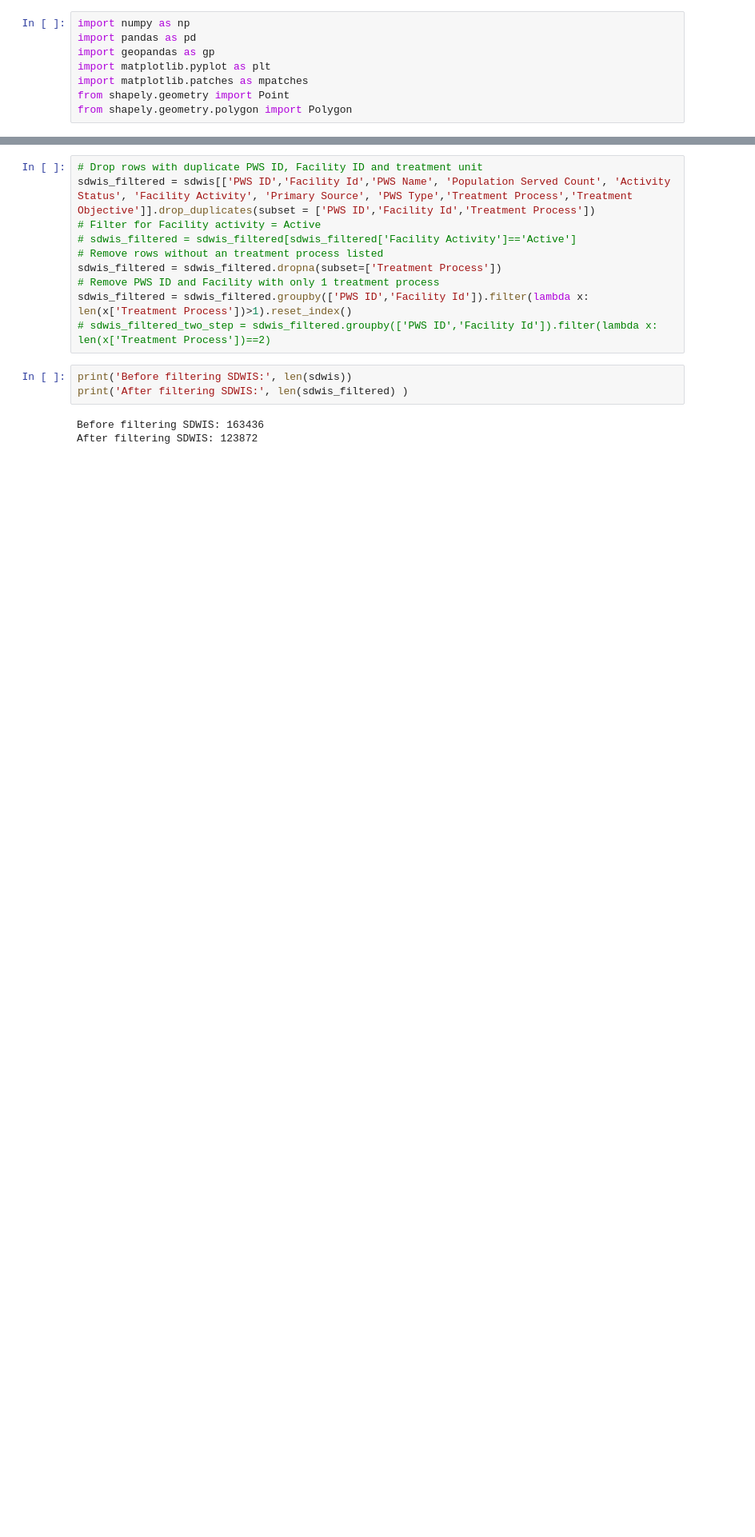
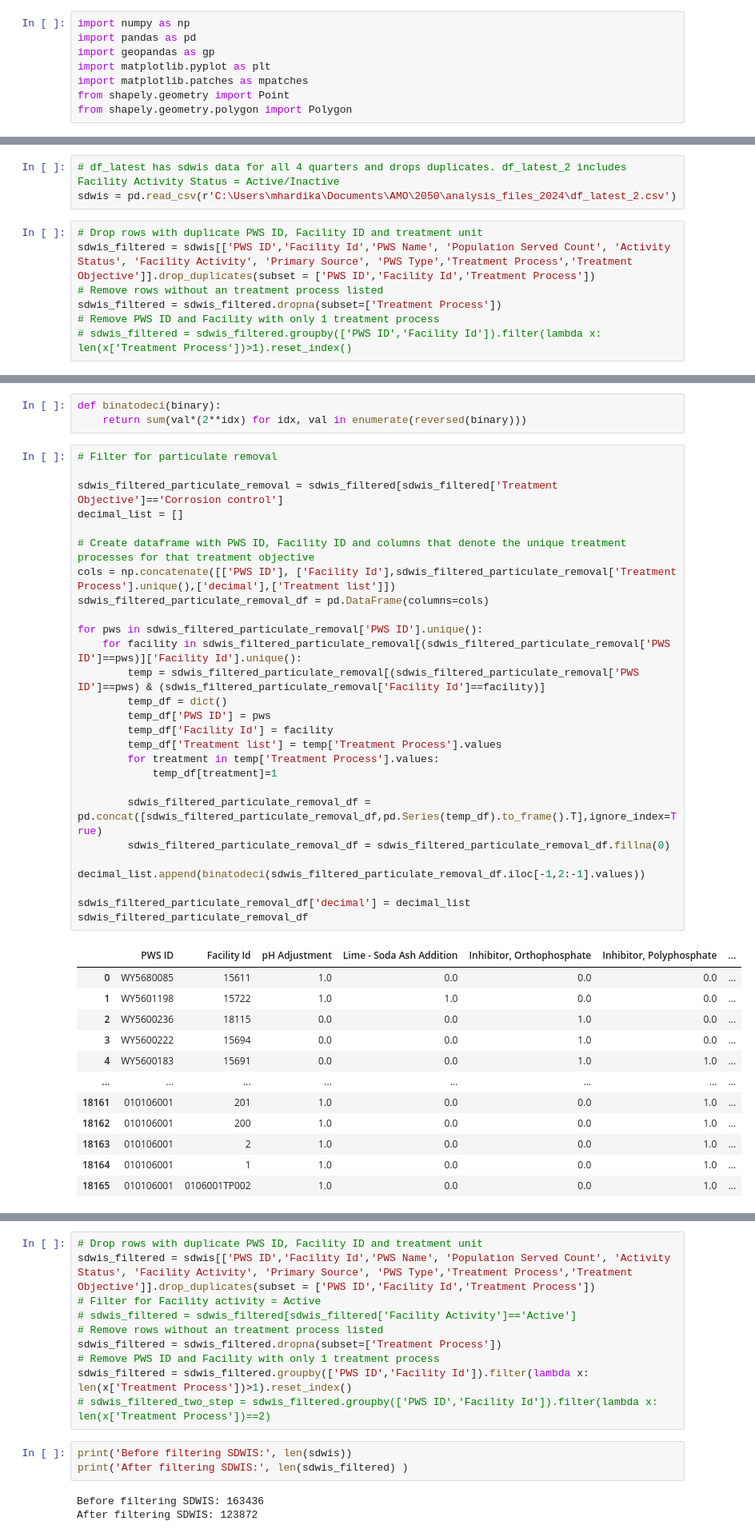
Before and after one commit to MuktaHardikar/WaterTAP3, a Jupyter notebook: watertap3/watertap3/sdwis_treatment_train.ipynb, the cells around one changed output, grey strips where cells are left out. Shown at 80% size. Drawn from its saved outputs; the diff is of its cells as text; blank space fills up the shorter version.

Commit message:
rerun for Jordan and updated treatment lists

```diff
--- a/watertap3/watertap3/sdwis_treatment_train.ipynb
+++ b/watertap3/watertap3/sdwis_treatment_train.ipynb
@@ -8,0 +13,10 @@ from shapely.geometry.polygon import Polygon
+# %%
+# df_latest has sdwis data for all 4 quarters and drops duplicates. df_latest_2 includes Facility Activity Status = Active/Inactive
+sdwis = pd.read_csv(r'C:\Users\mhardika\Documents\AMO\2050\analysis_files_2024\df_latest_2.csv')
+# %%
+# Drop rows with duplicate PWS ID, Facility ID and treatment unit
+sdwis_filtered = sdwis[['PWS ID','Facility Id','PWS Name', 'Population Served Count', 'Activity Status', 'Facility Activity', 'Primary Source', 'PWS Type','Treatment Process','Treatment Objective']].drop_duplicates(subset = ['PWS ID','Facility Id','Treatment Process'])
+# Remove rows without an treatment process listed
+sdwis_filtered = sdwis_filtered.dropna(subset=['Treatment Process'])
+# Remove PWS ID and Facility with only 1 treatment process
+# sdwis_filtered = sdwis_filtered.groupby(['PWS ID','Facility Id']).filter(lambda x: len(x['Treatment Process'])>1).reset_index()
@@ -8,0 +44,42 @@ from shapely.geometry.polygon import Polygon
+# %%
+def binatodeci(binary):
+    return sum(val*(2**idx) for idx, val in enumerate(reversed(binary)))
+# %%
+# Filter for particulate removal
+
+sdwis_filtered_particulate_removal = sdwis_filtered[sdwis_filtered['Treatment Objective']=='Corrosion control']
+decimal_list = []
+
+# Create dataframe with PWS ID, Facility ID and columns that denote the unique treatment processes for that treatment objective
+cols = np.concatenate([['PWS ID'], ['Facility Id'],sdwis_filtered_particulate_removal['Treatment Process'].unique(),['decimal'],['Treatment list']])
+sdwis_filtered_particulate_removal_df = pd.DataFrame(columns=cols)
+
+for pws in sdwis_filtered_particulate_removal['PWS ID'].unique():
+    for facility in sdwis_filtered_particulate_removal[(sdwis_filtered_particulate_removal['PWS ID']==pws)]['Facility Id'].unique():
+        temp = sdwis_filtered_particulate_removal[(sdwis_filtered_particulate_removal['PWS ID']==pws) & (sdwis_filtered_particulate_removal['Facility Id']==facility)]
+        temp_df = dict()
+        temp_df['PWS ID'] = pws
+        temp_df['Facility Id'] = facility
+        temp_df['Treatment list'] = temp['Treatment Process'].values
+        for treatment in temp['Treatment Process'].values:
+            temp_df[treatment]=1
+
+        sdwis_filtered_particulate_removal_df = pd.concat([sdwis_filtered_particulate_removal_df,pd.Series(temp_df).to_frame().T],ignore_index=True)
+        sdwis_filtered_particulate_removal_df = sdwis_filtered_particulate_removal_df.fillna(0)
+        decimal_list.append(binatodeci(sdwis_filtered_particulate_removal_df.iloc[-1,2:-1].values))
+
+sdwis_filtered_particulate_removal_df['decimal'] = decimal_list
+sdwis_filtered_particulate_removal_df
+# %% [output]
+|  | PWS ID | Facility Id | pH Adjustment | Lime - Soda Ash Addition | Inhibitor, Orthophosphate | Inhibitor, Polyphosphate | ... |
+| 0 | WY5680085 | 15611 | 1.0 | 0.0 | 0.0 | 0.0 | ... |
+| 1 | WY5601198 | 15722 | 1.0 | 1.0 | 0.0 | 0.0 | ... |
+| 2 | WY5600236 | 18115 | 0.0 | 0.0 | 1.0 | 0.0 | ... |
+| 3 | WY5600222 | 15694 | 0.0 | 0.0 | 1.0 | 0.0 | ... |
+| 4 | WY5600183 | 15691 | 0.0 | 0.0 | 1.0 | 1.0 | ... |
+| ... | ... | ... | ... | ... | ... | ... | ... |
+| 18161 | 010106001 | 201 | 1.0 | 0.0 | 0.0 | 1.0 | ... |
+| 18162 | 010106001 | 200 | 1.0 | 0.0 | 0.0 | 1.0 | ... |
+| 18163 | 010106001 | 2 | 1.0 | 0.0 | 0.0 | 1.0 | ... |
+| 18164 | 010106001 | 1 | 1.0 | 0.0 | 0.0 | 1.0 | ... |
+| 18165 | 010106001 | 0106001TP002 | 1.0 | 0.0 | 0.0 | 1.0 | ... |
```
Also changed, not shown: parts of 12 cells of this notebook, 2 other files.
